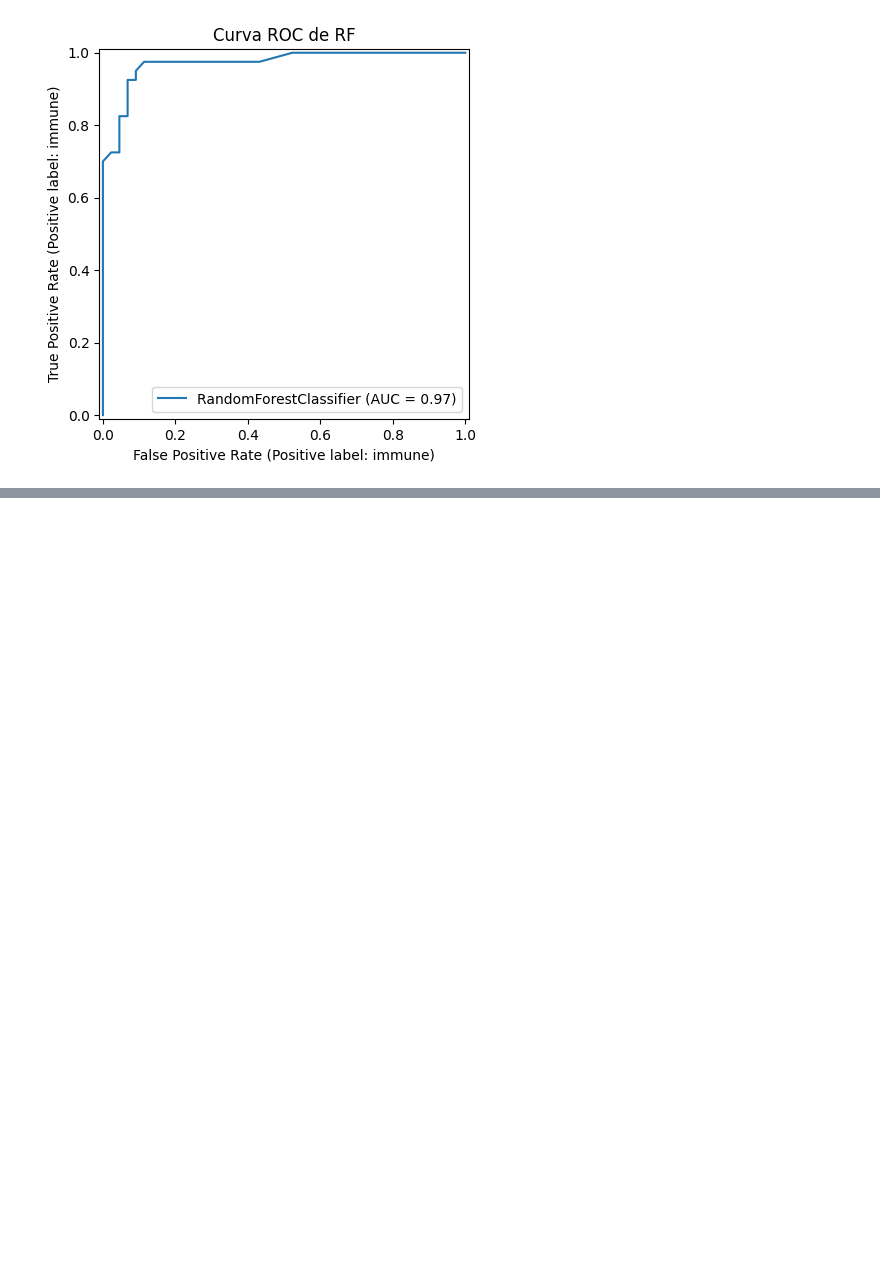
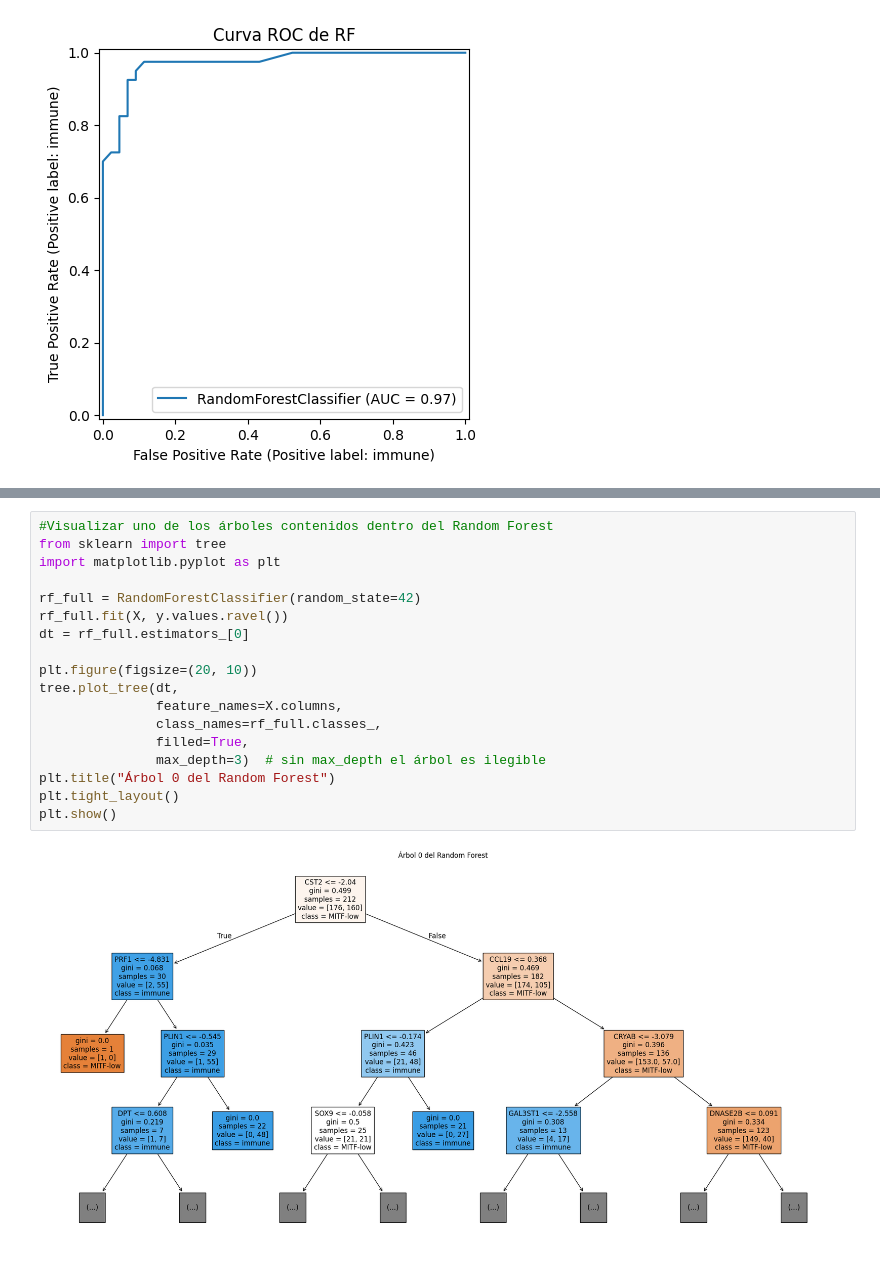
Before and after one commit to EnriGF/Proyecto_ML, a Jupyter notebook: RandomForest.ipynb, the cells around one changed output, grey strips where cells are left out. Drawn from its saved outputs; the diff is of its cells as text; blank space fills up the shorter version.

```diff
--- a/RandomForest.ipynb
+++ b/RandomForest.ipynb
@@ -122,0 +142,20 @@ threshold='0.5*mean': 43 genes → accuracy=89.29%
+# %%
+#Visualizar uno de los árboles contenidos dentro del Random Forest
+from sklearn import tree
+import matplotlib.pyplot as plt
+
+rf_full = RandomForestClassifier(random_state=42)
+rf_full.fit(X, y.values.ravel())
+dt = rf_full.estimators_[0]
+
+plt.figure(figsize=(20, 10))
+tree.plot_tree(dt,
+               feature_names=X.columns,
+               class_names=rf_full.classes_,
+               filled=True,
+               max_depth=3)  # sin max_depth el árbol es ilegible
+plt.title("Árbol 0 del Random Forest")
+plt.tight_layout()
+plt.show()
+# %% [output]
+[figure, added]
```
Also changed, not shown: parts of 3 cells of this notebook.
